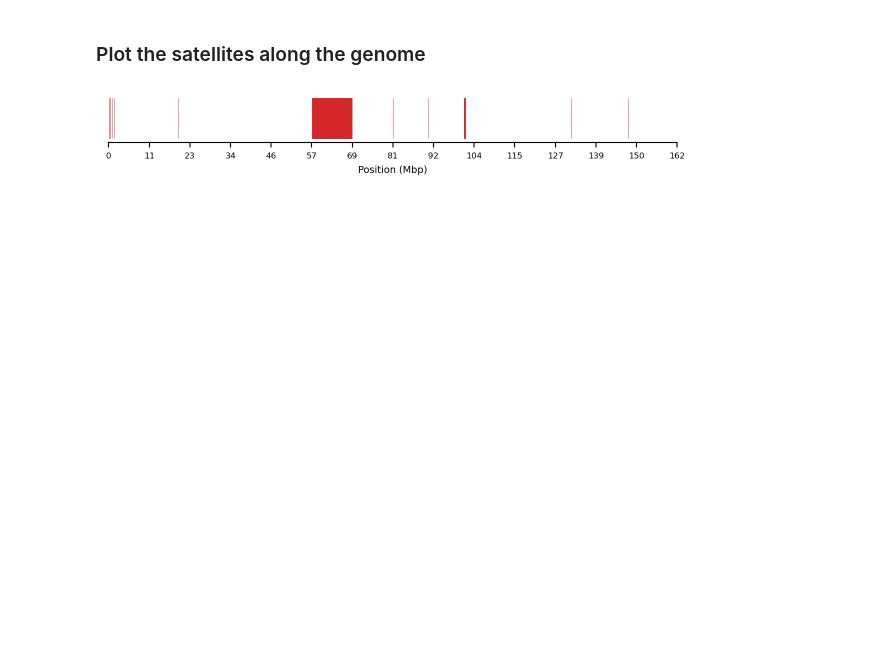
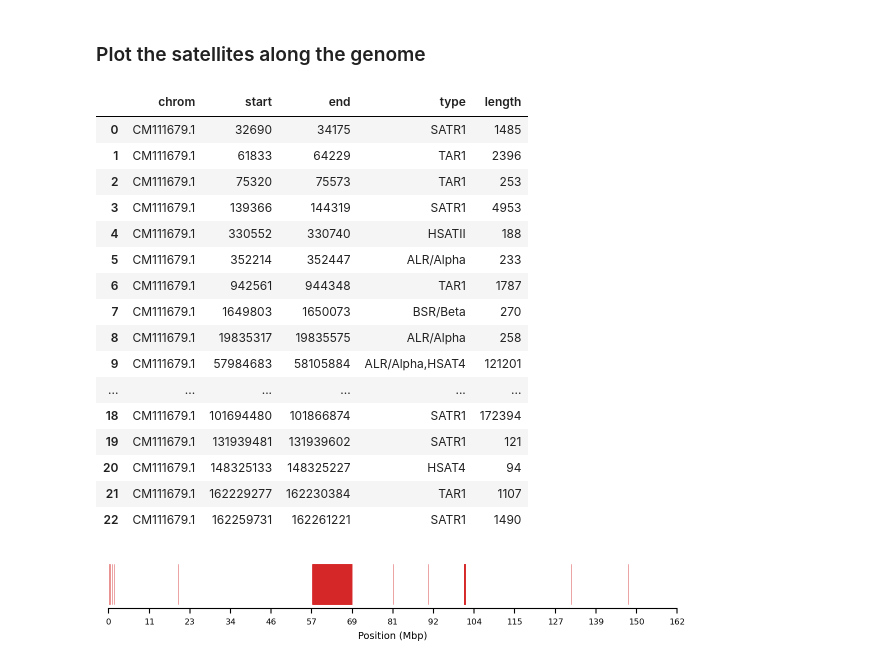
Before and after one commit to munch-group/hic-compartment-borders, a Jupyter notebook: notebooks/01_prep_e1_values.ipynb, the cells around one changed output. Drawn from its saved outputs; the diff is of its cells as text; code cells hidden in the pictures; blank space fills up the shorter version.

```diff
--- a/notebooks/01_prep_e1_values.ipynb
+++ b/notebooks/01_prep_e1_values.ipynb
@@ -159,9 +178,28 @@ awk '{ print $0, $3 - $2 }' chrX_centromere.bed | sort -k5,5nr | head -n1
 # %%
 import pandas as pd
 
 satellites = pd.read_csv("../steps/ref/T2T-MMU8v1.0/chrX_centromere.bed", sep="\t",names=['chrom', 'start', 'end', 'type'])
 
 satellites = satellites.assign(length = satellites['end'] - satellites['start'])
+satellites
+# %% [output]
+|  | chrom | start | end | type | length |
+| 0 | CM111679.1 | 32690 | 34175 | SATR1 | 1485 |
+| 1 | CM111679.1 | 61833 | 64229 | TAR1 | 2396 |
+| 2 | CM111679.1 | 75320 | 75573 | TAR1 | 253 |
+| 3 | CM111679.1 | 139366 | 144319 | SATR1 | 4953 |
+| 4 | CM111679.1 | 330552 | 330740 | HSATII | 188 |
+| 5 | CM111679.1 | 352214 | 352447 | ALR/Alpha | 233 |
+| 6 | CM111679.1 | 942561 | 944348 | TAR1 | 1787 |
+| 7 | CM111679.1 | 1649803 | 1650073 | BSR/Beta | 270 |
+| 8 | CM111679.1 | 19835317 | 19835575 | ALR/Alpha | 258 |
+| 9 | CM111679.1 | 57984683 | 58105884 | ALR/Alpha,HSAT4 | 121201 |
+| ... | ... | ... | ... | ... | ... |
+| 18 | CM111679.1 | 101694480 | 101866874 | SATR1 | 172394 |
+| 19 | CM111679.1 | 131939481 | 131939602 | SATR1 | 121 |
+| 20 | CM111679.1 | 148325133 | 148325227 | HSAT4 | 94 |
+| 21 | CM111679.1 | 162229277 | 162230384 | TAR1 | 1107 |
+| 22 | CM111679.1 | 162259731 | 162261221 | SATR1 | 1490 |
 # %%
 import matplotlib.pyplot as plt
 import matplotlib_inline
```
Also changed, not shown: parts of 3 cells of this notebook, 10 other files.
